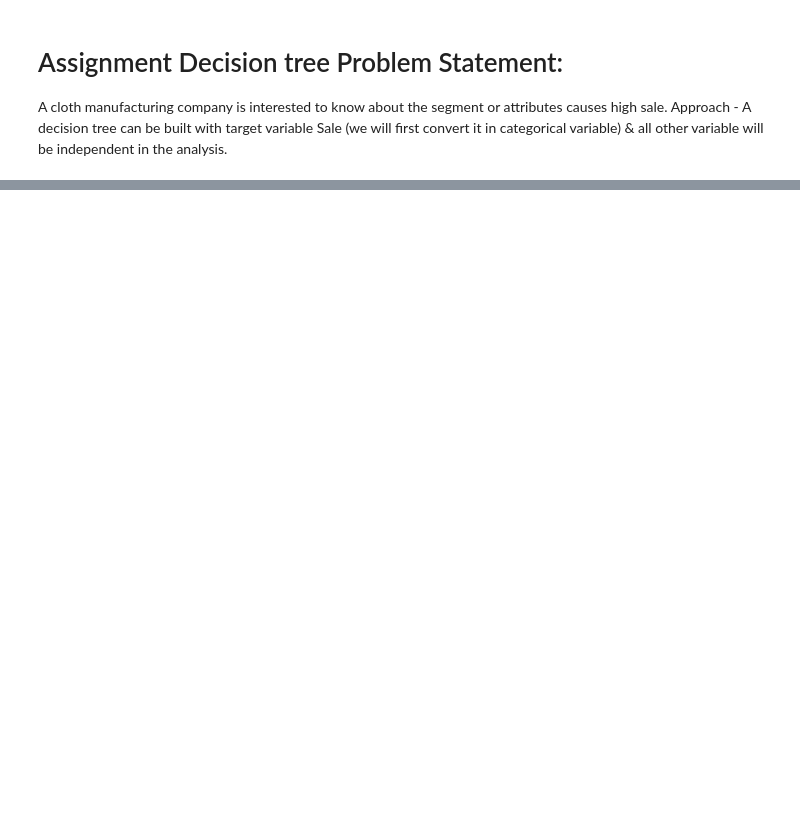
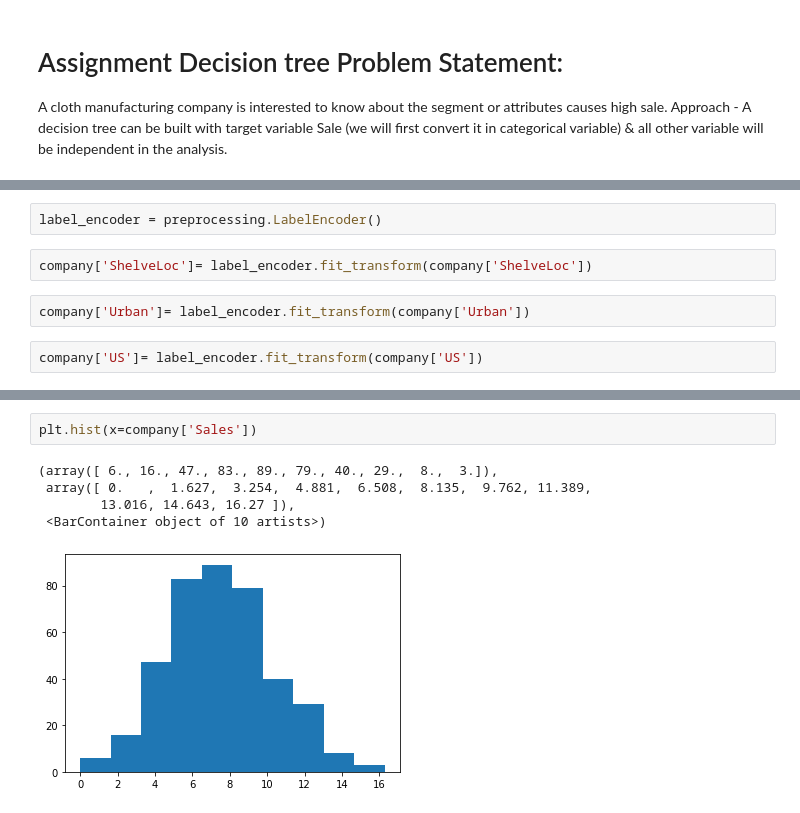
Before and after one commit to shailaja-2020/datascience, a Jupyter notebook: company decision tree.ipynb, the cells around one changed output, grey strips where cells are left out. Saved outputs shown, nothing was run; the diff lists cells and outputs as text; blank space fills up the shorter version.

```diff
--- a/company decision tree.ipynb
+++ b/company decision tree.ipynb
@@ -4,0 +35,8 @@ Approach - A decision tree can be built with target variable Sale (we will first
+# %%
+label_encoder = preprocessing.LabelEncoder()
+# %%
+company['ShelveLoc']= label_encoder.fit_transform(company['ShelveLoc'])
+# %%
+company['Urban']= label_encoder.fit_transform(company['Urban'])
+# %%
+company['US']= label_encoder.fit_transform(company['US'])
@@ -4,0 +59,8 @@ Approach - A decision tree can be built with target variable Sale (we will first
+# %%
+plt.hist(x=company['Sales'])
+# %% [output]
+(array([ 6., 16., 47., 83., 89., 79., 40., 29.,  8.,  3.]),
+ array([ 0.   ,  1.627,  3.254,  4.881,  6.508,  8.135,  9.762, 11.389,
+        13.016, 14.643, 16.27 ]),
+ <BarContainer object of 10 artists>)
+[figure, added]
```
Also changed, not shown: parts of 45 cells of this notebook, 18 other files.
